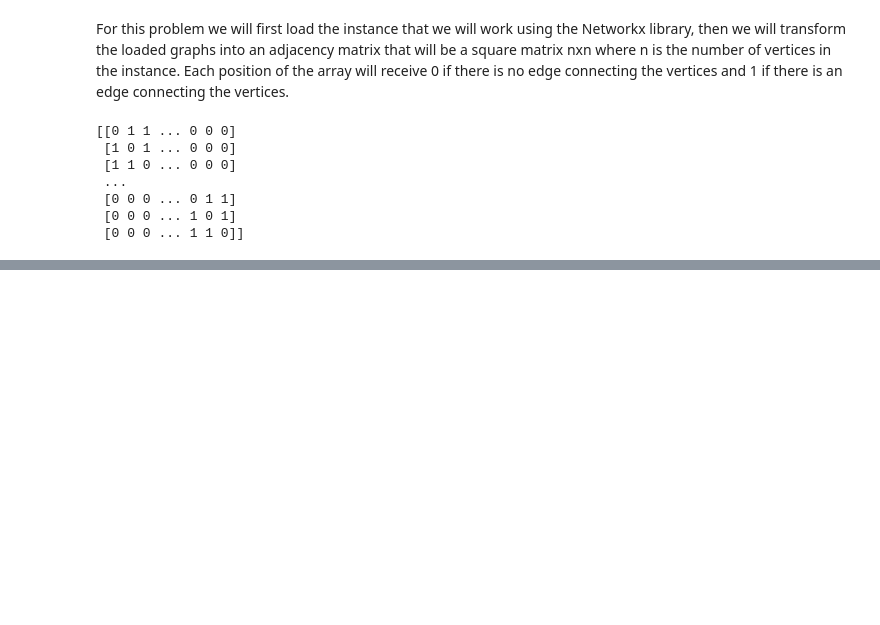
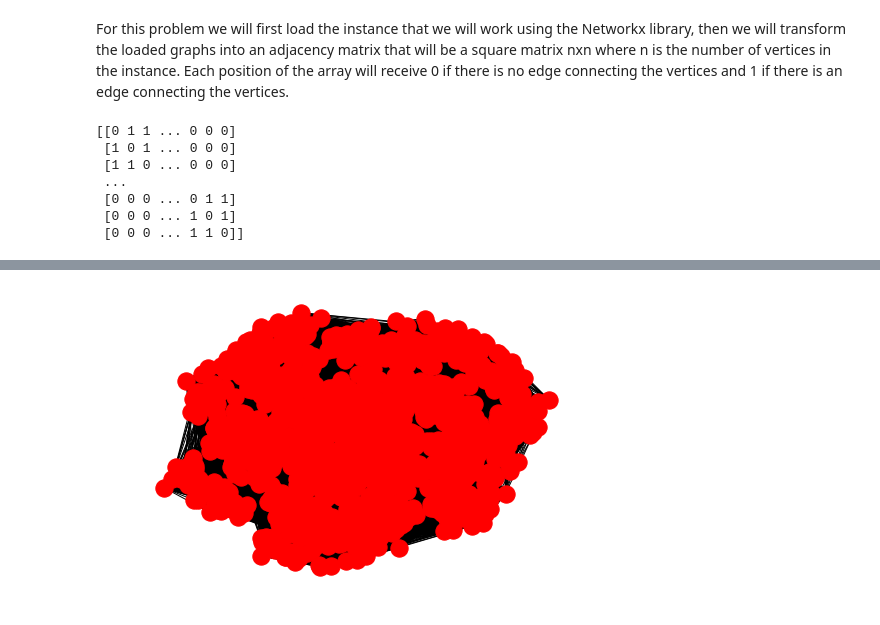
Before and after one commit to Krids/MaxCliqueVertexWeightedProblem, a Jupyter notebook: Problema do clique maximo com pesos.ipynb, the cells around one changed output, grey strips where cells are left out. Saved outputs shown, nothing was run; the diff lists cells and outputs as text; code cells hidden in the pictures; blank space fills up the shorter version.

```diff
--- a/Problema do clique maximo com pesos.ipynb
+++ b/Problema do clique maximo com pesos.ipynb
@@ -33,0 +36,4 @@ TypeError: object of type 'generator' has no len()
+# %%
+nx.draw(G)
+# %% [output]
+[figure, added]
```
Also changed, not shown: parts of 9 cells of this notebook.
